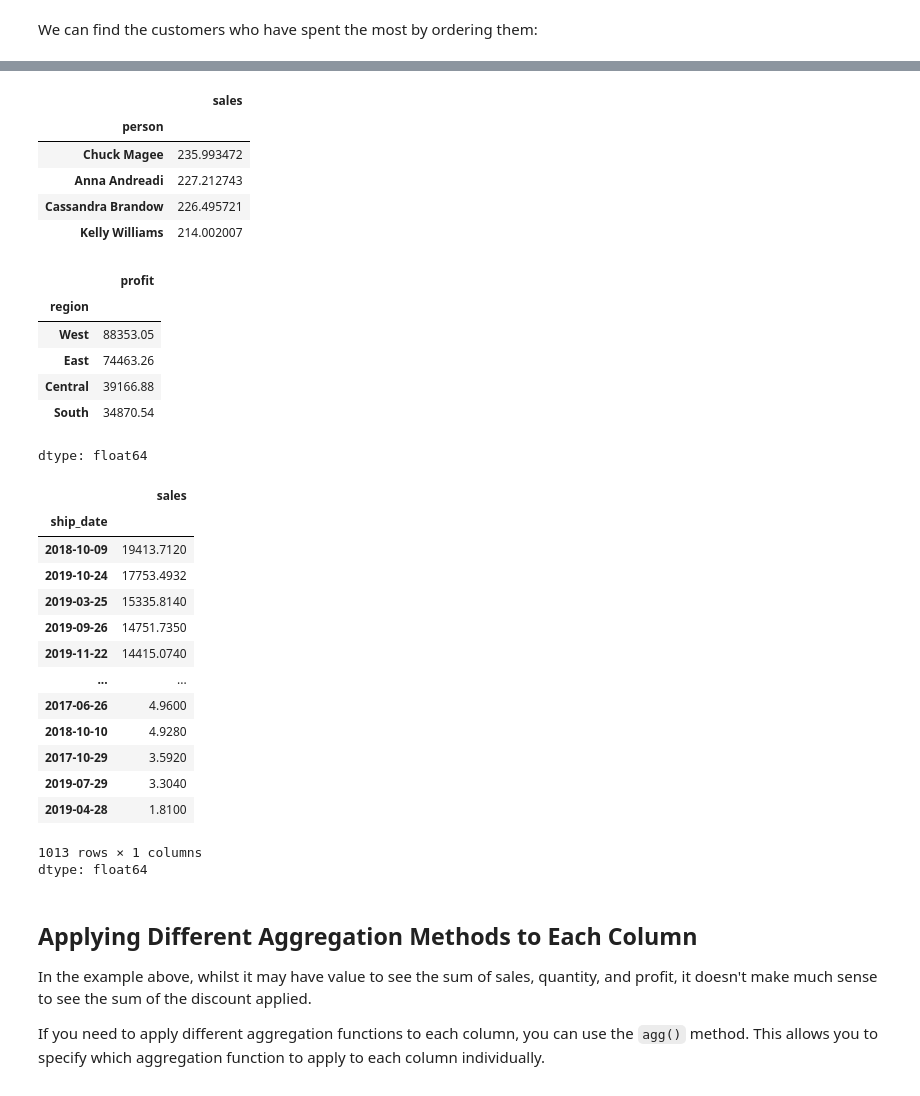
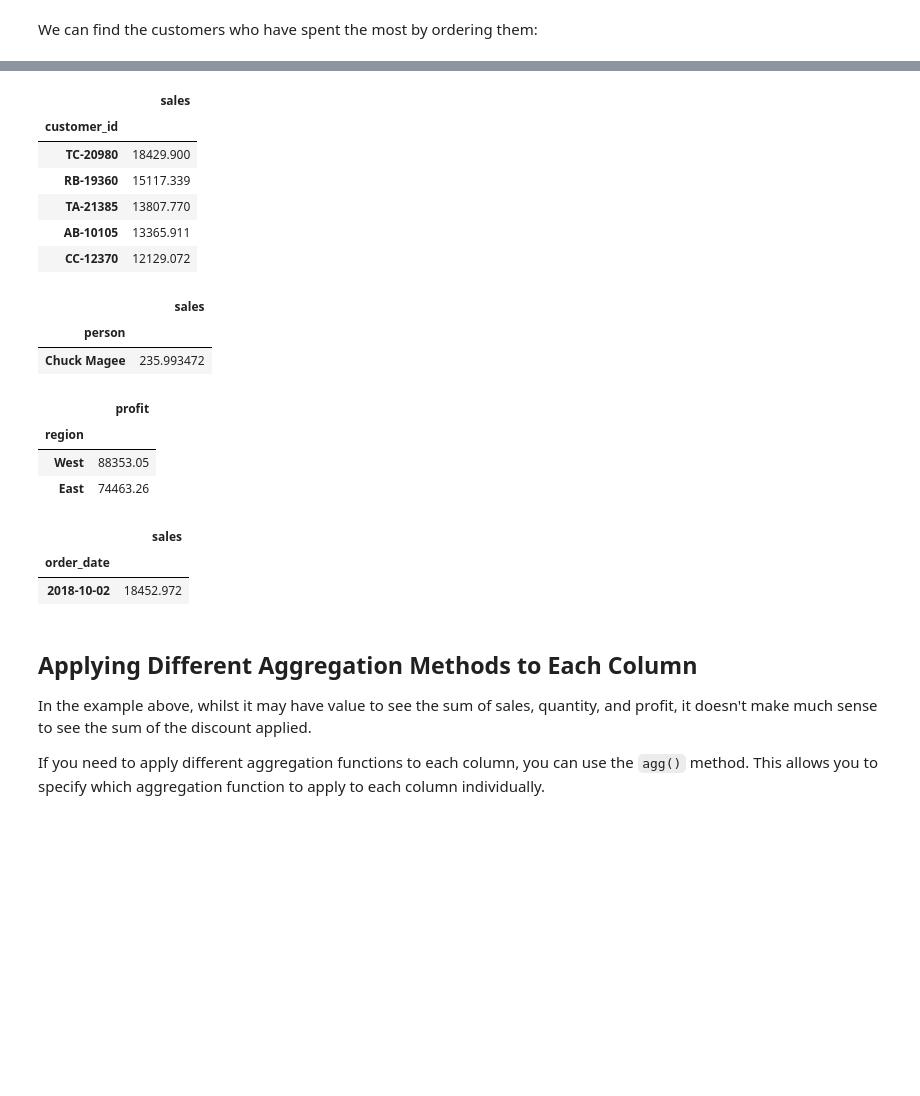
Before and after one commit to masrazo/CBS_Python_eng_Training_Version, a Jupyter notebook: 02_01_DataExtraction&Manipulation_with_Python&Pandas/02_01_01_Pandas_Advance_BLANK.ipynb, the cells around one changed output, grey strips where cells are left out. Saved outputs shown, nothing was run; the diff lists cells and outputs as text; code cells hidden in the pictures; blank space fills up the shorter version.

```diff
--- a/02_01_DataExtraction&Manipulation_with_Python&Pandas/02_01_01_Pandas_Advance_BLANK.ipynb
+++ b/02_01_DataExtraction&Manipulation_with_Python&Pandas/02_01_01_Pandas_Advance_BLANK.ipynb
@@ -96,0 +245,8 @@ If the above code is not working, **add the files** sent to you to the Files sec
+# %%
+print(orders_2017.columns)
+orders_2017 = orders_2017.rename(columns = {
+                                                'dhip_date' : 'ship_date',
+                                                'country_segment' : 'country_region'
+})
+
+print(orders_2017.columns)
@@ -96,0 +266,8 @@ If the above code is not working, **add the files** sent to you to the Files sec
+# %%
+print(orders_2018.columns)
+orders_2018 = orders_2018.rename(columns = {
+                                                'county_region' : 'country_region'
+
+})
+
+print(orders_2018.columns)
@@ -96,0 +293,3 @@ If the above code is not working, **add the files** sent to you to the Files sec
+# %%
+orders = pd.concat([orders_2017, orders_2018, orders_2019])
+len(orders)
@@ -478,3 +750,12 @@ We will delve deeper into this in the next workbook, but will perform the necess
 #### Ensuring Consistent and Correct Data Types
 
 When performing aggregations or calculations in Pandas, it is essential that **data types are consistent and appropriate** for each column. If data types are incorrect, mathematical operations may fail, or results may be inaccurate. For example, a column containing numerical values stored as strings (object type) cannot be used for calculations until it is converted to a numerical format.
+# %%
+orders_reps = pd.merge(
+            left = orders,
+            right = reps[['region', 'person']],
+            how = 'left',
+            left_on = 'region',
+            right_on = 'region'
+
+)
@@ -628,24 +920,31 @@ We can find the customers who have spent the most by ordering them:
+# %%
+order_reps[['customer_id', 'sales']].groupby('customer_id').sum().sort_values(by = 'sales', ascending = False).head(5)
+# %% [output]
+|  | sales |
+| customer_id |  |
+| TC-20980 | 18429.900 |
+| RB-19360 | 15117.339 |
+| TA-21385 | 13807.770 |
+| AB-10105 | 13365.911 |
+| CC-12370 | 12129.072 |
 # %%
 # ** Task  **
 # Find the sales rep who has the highest average sales
 
 # --------------------------------------------------- #
-
+order_reps[['person','sales']].groupby('person').mean().sort_values(by='sales',ascending=False).head(1)
 
 # --------------------------------------------------- #
 # %% [output]
 |  | sales |
 | person |  |
 | Chuck Magee | 235.993472 |
-| Anna Andreadi | 227.212743 |
-| Cassandra Brandow | 226.495721 |
-| Kelly Williams | 214.002007 |
 # %%
 # ** Task  **
 # Which region generated the highest total profit across all three years (2017-2019)?
 
 # --------------------------------------------------- #
-
+order_reps[['region','profit']].groupby('region').sum().sort_values(by='profit',ascending=False).head(2)
 
 # --------------------------------------------------- #
 # %% [output]
@@ -653,33 +952,19 @@ We can find the customers who have spent the most by ordering them:
 | region |  |
 | West | 88353.05 |
 | East | 74463.26 |
-| Central | 39166.88 |
-| South | 34870.54 |
-dtype: float64
 # %%
 # ** Task  **
 # Which day generated the highest sales?
 
 # --------------------------------------------------- #
+orders_reps[['order_date','sales']].groupby('order_date').sum().sort_values(by='sales',ascending=False).head(1)
 
 
 # --------------------------------------------------- #
 # %% [output]
 |  | sales |
-| ship_date |  |
-| 2018-10-09 | 19413.7120 |
-| 2019-10-24 | 17753.4932 |
-| 2019-03-25 | 15335.8140 |
-| 2019-09-26 | 14751.7350 |
-| 2019-11-22 | 14415.0740 |
-| ... | ... |
-| 2017-06-26 | 4.9600 |
-| 2018-10-10 | 4.9280 |
-| 2017-10-29 | 3.5920 |
-| 2019-07-29 | 3.3040 |
-| 2019-04-28 | 1.8100 |
+| order_date |  |
+| 2018-10-02 | 18452.972 |
-1013 rows × 1 columns
-dtype: float64
 # %% [markdown]
 ## Applying Different Aggregation Methods to Each Column
 
```
Also changed, not shown: parts of 47 cells of this notebook, 6 other files.
